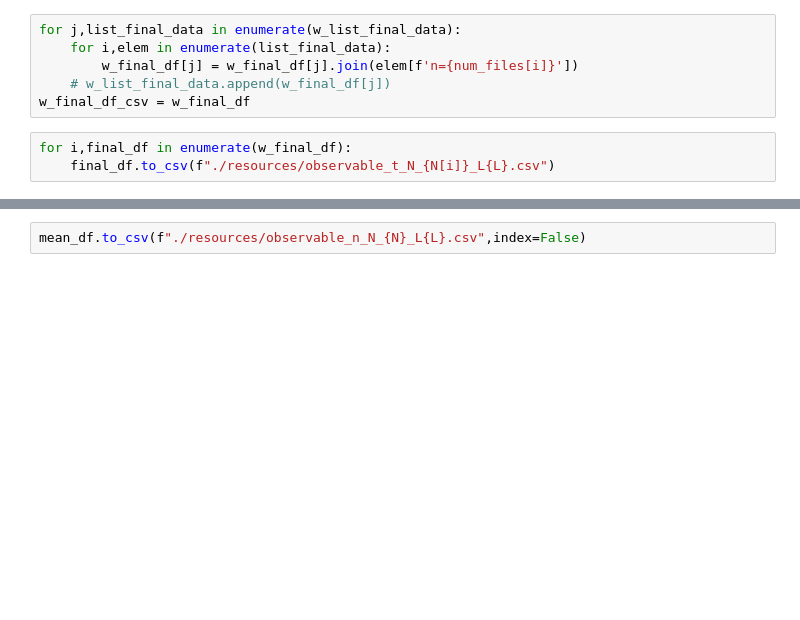
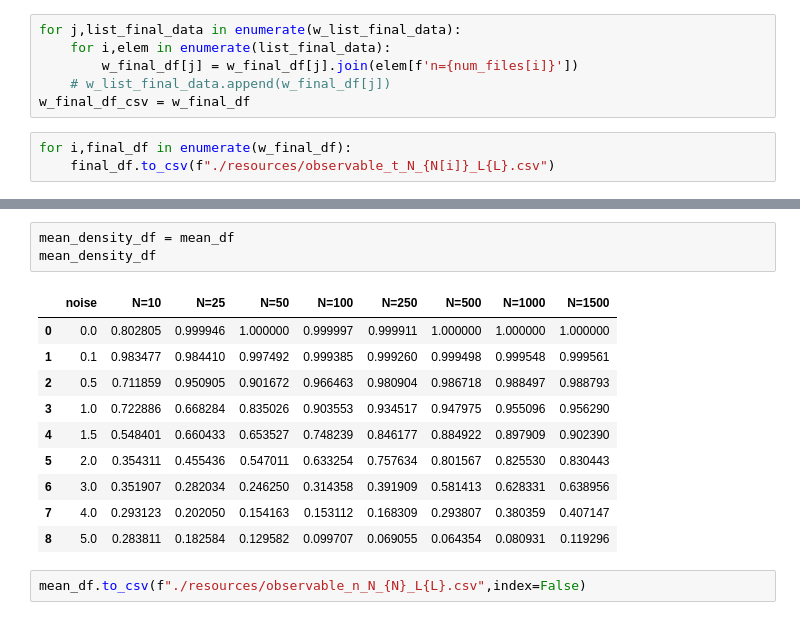
Before and after one commit to JuArce/SS_TP2, a Jupyter notebook: data_analysis/PolarizationExporter.ipynb, the cells around one changed output, grey strips where cells are left out. Saved outputs shown, nothing was run; the diff lists cells and outputs as text; blank space fills up the shorter version.

Commit message:
feat: Density vs VA csv added

```diff
--- a/data_analysis/PolarizationExporter.ipynb
+++ b/data_analysis/PolarizationExporter.ipynb
@@ -202,2 +194,16 @@ N=1500
+# %%
+mean_density_df = mean_df
+mean_density_df
+# %% [output]
+|  | noise | N=10 | N=25 | N=50 | N=100 | N=250 | N=500 | N=1000 | N=1500 |
+| 0 | 0.0 | 0.802805 | 0.999946 | 1.000000 | 0.999997 | 0.999911 | 1.000000 | 1.000000 | 1.000000 |
+| 1 | 0.1 | 0.983477 | 0.984410 | 0.997492 | 0.999385 | 0.999260 | 0.999498 | 0.999548 | 0.999561 |
+| 2 | 0.5 | 0.711859 | 0.950905 | 0.901672 | 0.966463 | 0.980904 | 0.986718 | 0.988497 | 0.988793 |
+| 3 | 1.0 | 0.722886 | 0.668284 | 0.835026 | 0.903553 | 0.934517 | 0.947975 | 0.955096 | 0.956290 |
+| 4 | 1.5 | 0.548401 | 0.660433 | 0.653527 | 0.748239 | 0.846177 | 0.884922 | 0.897909 | 0.902390 |
+| 5 | 2.0 | 0.354311 | 0.455436 | 0.547011 | 0.633254 | 0.757634 | 0.801567 | 0.825530 | 0.830443 |
+| 6 | 3.0 | 0.351907 | 0.282034 | 0.246250 | 0.314358 | 0.391909 | 0.581413 | 0.628331 | 0.638956 |
+| 7 | 4.0 | 0.293123 | 0.202050 | 0.154163 | 0.153112 | 0.168309 | 0.293807 | 0.380359 | 0.407147 |
+| 8 | 5.0 | 0.283811 | 0.182584 | 0.129582 | 0.099707 | 0.069055 | 0.064354 | 0.080931 | 0.119296 |
 # %%
 mean_df.to_csv(f"./resources/observable_n_N_{N}_L{L}.csv",index=False)
```
Also changed, not shown: parts of 23 cells of this notebook, 1 other file.
